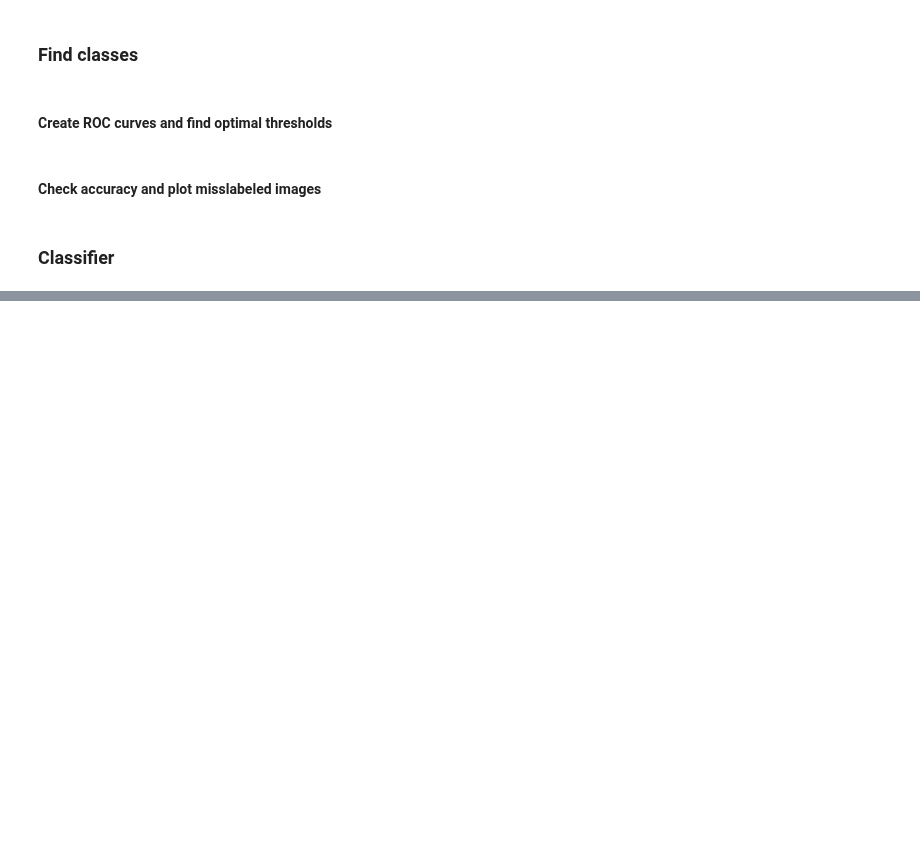
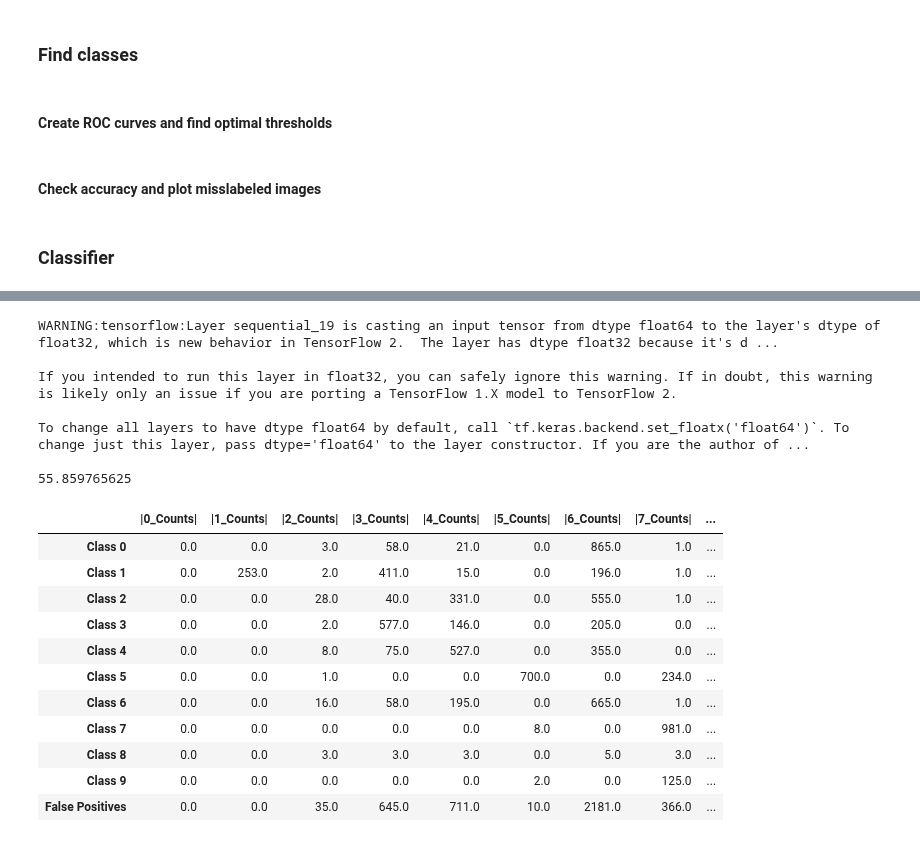
Before and after one commit to lorenzosintini/4YP, a Jupyter notebook: Models_v2/Conv_VAE_v2.ipynb, the cells around one changed output, grey strips where cells are left out. Drawn from its saved outputs; the diff is of its cells as text; code cells hidden in the pictures; blank space fills up the shorter version.

```diff
--- a/Models_v2/Conv_VAE_v2.ipynb
+++ b/Models_v2/Conv_VAE_v2.ipynb
@@ -595,3 +604,26 @@ losses_per_image_test = np.load('/content/drive/My Drive/4YP/losses_per_image_te
 losses_per_image_train = np.load('/content/drive/My Drive/4YP/losses_per_image_train.npy')
 # %% [markdown]
 ### Classifier
+# %%
+from tensorflow.keras.layers import Dense, Flatten, Conv2D
+from tensorflow.keras import Model
+losses_per_image_test = np.load('/content/drive/My Drive/4YP/losses_per_image_test.npy')
+losses_per_image_train = np.load('/content/drive/My Drive/4YP/losses_per_image_train.npy')
+(x_train, y_train), (x_test, y_test) = fashion_mnist.load_data()
+chosen_classes=[0,1,2,3,4,5,6,7,8,9]
+chosen_numbers = [5, 10, 50, 100, 500, 1000, 2000, 3000, 4500, 6000]
+x_train, y_train = change_ratio(x_train, y_train, chosen_classes, chosen_numbers)
+chosen_numbers = [1000, 1000, 1000, 1000, 1000, 1000, 1000, 1000, 1000, 1000]
+x_test, y_test = change_ratio(x_test, y_test, chosen_classes, chosen_numbers)
+
+y_train = y_train[..., tf.newaxis]
+y_test = y_test[..., tf.newaxis]
+
+train_ds = tf.data.Dataset.from_tensor_slices((losses_per_image_train, y_train)).shuffle(len(y_train)).batch(32)
+test_ds = tf.data.Dataset.from_tensor_slices((losses_per_image_test, y_test)).shuffle(len(y_test)).batch(32)
+
+model = tf.keras.models.Sequential([
+  tf.keras.layers.Dense(128, activation='relu'),
+  tf.keras.layers.Dense(128, activation='relu'),
+  tf.keras.layers.Dense(10, activation='softmax')
+])
@@ -597,0 +688,14 @@ losses_per_image_train = np.load('/content/drive/My Drive/4YP/losses_per_image_t
+# %%
+model = tf.keras.models.Sequential([
+  tf.keras.layers.Dense(128, activation='relu'),
+  tf.keras.layers.Dense(128, activation='relu'),
+  tf.keras.layers.Dense(10, activation='softmax')
+])
+
+model.compile(optimizer='adam',
+              loss='sparse_categorical_crossentropy',
+              metrics=['accuracy'])
+
+model.fit(losses_per_image_train, y_train, epochs=5)
+
+model.evaluate(losses_per_image_test,  y_test, verbose=2)
@@ -598 +716,26 @@ losses_per_image_train = np.load('/content/drive/My Drive/4YP/losses_per_image_t
+# %%
+results = np.argmax(model(losses_per_image_test), axis=1)
+table, _, average_accuracy, _ = compute_accuracy(results, y_test)
+print(average_accuracy)
+table
+# %% [output]
+WARNING:tensorflow:Layer sequential_19 is casting an input tensor from dtype float64 to the layer's dtype of float32, which is new behavior in TensorFlow 2.  The layer has dtype float32 because it's d ...
+
+If you intended to run this layer in float32, you can safely ignore this warning. If in doubt, this warning is likely only an issue if you are porting a TensorFlow 1.X model to TensorFlow 2.
+
+To change all layers to have dtype float64 by default, call `tf.keras.backend.set_floatx('float64')`. To change just this layer, pass dtype='float64' to the layer constructor. If you are the author of ...
+
+55.859765625
+|  | |0_Counts| | |1_Counts| | |2_Counts| | |3_Counts| | |4_Counts| | |5_Counts| | |6_Counts| | |7_Counts| | ... |
+| Class 0 | 0.0 | 0.0 | 3.0 | 58.0 | 21.0 | 0.0 | 865.0 | 1.0 | ... |
+| Class 1 | 0.0 | 253.0 | 2.0 | 411.0 | 15.0 | 0.0 | 196.0 | 1.0 | ... |
+| Class 2 | 0.0 | 0.0 | 28.0 | 40.0 | 331.0 | 0.0 | 555.0 | 1.0 | ... |
+| Class 3 | 0.0 | 0.0 | 2.0 | 577.0 | 146.0 | 0.0 | 205.0 | 0.0 | ... |
+| Class 4 | 0.0 | 0.0 | 8.0 | 75.0 | 527.0 | 0.0 | 355.0 | 0.0 | ... |
+| Class 5 | 0.0 | 0.0 | 1.0 | 0.0 | 0.0 | 700.0 | 0.0 | 234.0 | ... |
+| Class 6 | 0.0 | 0.0 | 16.0 | 58.0 | 195.0 | 0.0 | 665.0 | 1.0 | ... |
+| Class 7 | 0.0 | 0.0 | 0.0 | 0.0 | 0.0 | 8.0 | 0.0 | 981.0 | ... |
+| Class 8 | 0.0 | 0.0 | 3.0 | 3.0 | 3.0 | 0.0 | 5.0 | 3.0 | ... |
+| Class 9 | 0.0 | 0.0 | 0.0 | 0.0 | 0.0 | 2.0 | 0.0 | 125.0 | ... |
+| False Positives | 0.0 | 0.0 | 35.0 | 645.0 | 711.0 | 10.0 | 2181.0 | 366.0 | ... |
 # %%
```
Also changed, not shown: parts of 4 cells of this notebook.
